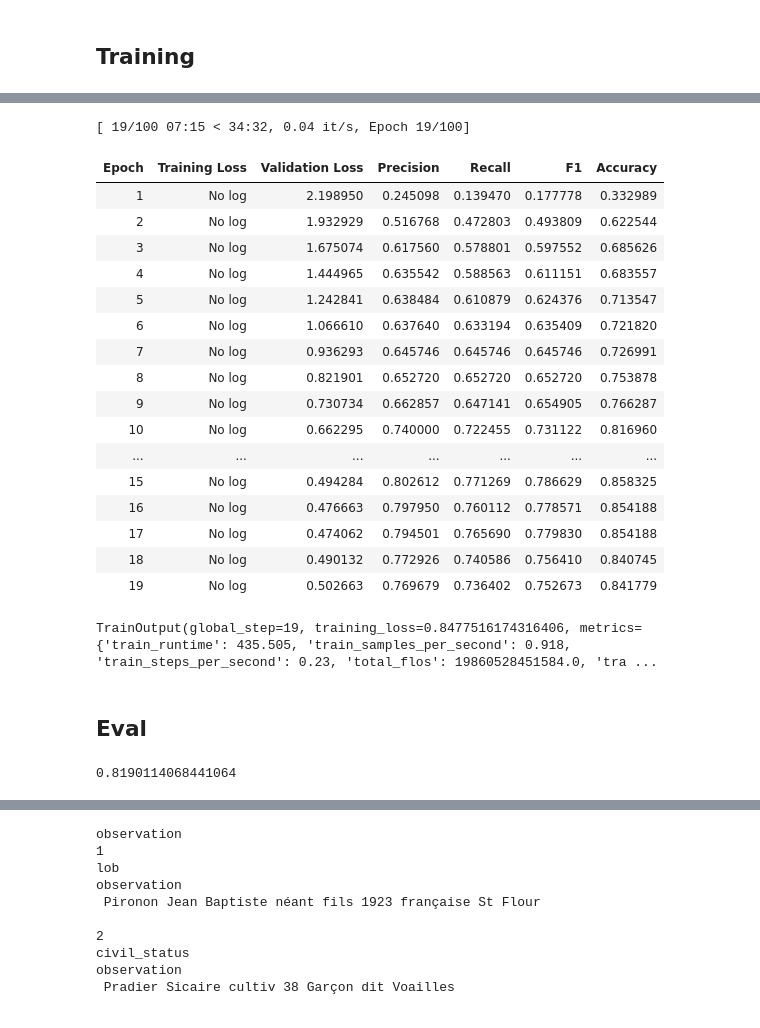
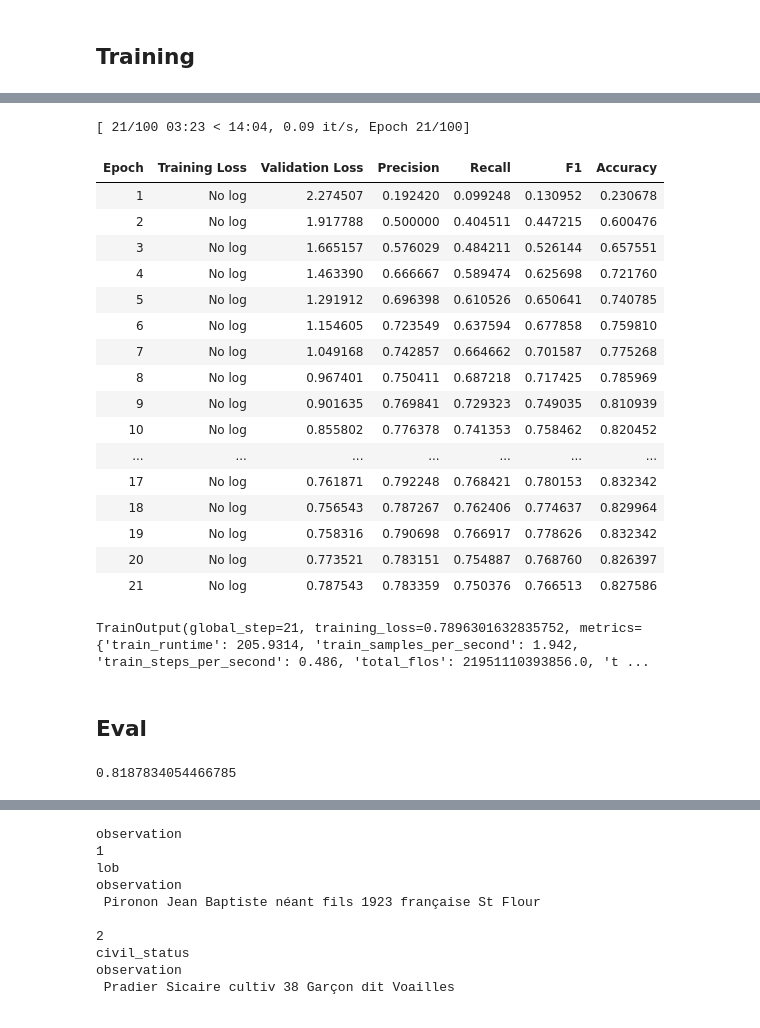
Before and after one commit to GerardTho/NLP, a Jupyter notebook: NLP.ipynb, the cells around one changed output, grey strips where cells are left out. Saved outputs shown, nothing was run; the diff lists cells and outputs as text; code cells hidden in the pictures.

```diff
--- a/NLP.ipynb
+++ b/NLP.ipynb
@@ -460,7 +460,7 @@ val_texts, test_texts, val_tags, test_tags = train_test_split(test_texts, test_t
 
 # model = "Jean-Baptiste/camembert-ner"
 # model = "Davlan/distilbert-base-multilingual-cased-ner-hrl"
-model = "Babelscape/wikineural-multilingual-ner"
+model = "dslim/bert-base-NER"
 
 tokenizer = AutoTokenizer.from_pretrained(model)
 
@@ -528,51 +531,51 @@ def compute_metrics(p, return_pred_labels=False):
           }
 # %%
 training_args = TrainingArguments(
-    output_dir="model",
+    output_dir="my_awesome_model",
     learning_rate=5e-5,
     per_device_train_batch_size=64,
     per_device_eval_batch_size=64,
     num_train_epochs=100,
     weight_decay=0.01,
     evaluation_strategy="epoch",
     save_strategy="epoch",
     save_total_limit=5,
     metric_for_best_model="accuracy",
     load_best_model_at_end=True
     )
 
 trainer = Trainer(
     model=model,
     args=training_args,
     train_dataset=train_dataset,
     eval_dataset=val_dataset,
     tokenizer=tokenizer,
     data_collator=data_collator,
     compute_metrics=compute_metrics,
     callbacks=[EarlyStoppingCallback(early_stopping_patience=5)]
     )
 
 trainer.train()
 # %% [output]
-[ 19/100 07:15 < 34:32, 0.04 it/s, Epoch 19/100]
+[ 21/100 03:23 < 14:04, 0.09 it/s, Epoch 21/100]
 | Epoch | Training Loss | Validation Loss | Precision | Recall | F1 | Accuracy |
-| 1 | No log | 2.198950 | 0.245098 | 0.139470 | 0.177778 | 0.332989 |
-| 2 | No log | 1.932929 | 0.516768 | 0.472803 | 0.493809 | 0.622544 |
-| 3 | No log | 1.675074 | 0.617560 | 0.578801 | 0.597552 | 0.685626 |
-| 4 | No log | 1.444965 | 0.635542 | 0.588563 | 0.611151 | 0.683557 |
-| 5 | No log | 1.242841 | 0.638484 | 0.610879 | 0.624376 | 0.713547 |
-| 6 | No log | 1.066610 | 0.637640 | 0.633194 | 0.635409 | 0.721820 |
-| 7 | No log | 0.936293 | 0.645746 | 0.645746 | 0.645746 | 0.726991 |
-| 8 | No log | 0.821901 | 0.652720 | 0.652720 | 0.652720 | 0.753878 |
-| 9 | No log | 0.730734 | 0.662857 | 0.647141 | 0.654905 | 0.766287 |
-| 10 | No log | 0.662295 | 0.740000 | 0.722455 | 0.731122 | 0.816960 |
+| 1 | No log | 2.274507 | 0.192420 | 0.099248 | 0.130952 | 0.230678 |
+| 2 | No log | 1.917788 | 0.500000 | 0.404511 | 0.447215 | 0.600476 |
+| 3 | No log | 1.665157 | 0.576029 | 0.484211 | 0.526144 | 0.657551 |
+| 4 | No log | 1.463390 | 0.666667 | 0.589474 | 0.625698 | 0.721760 |
+| 5 | No log | 1.291912 | 0.696398 | 0.610526 | 0.650641 | 0.740785 |
+| 6 | No log | 1.154605 | 0.723549 | 0.637594 | 0.677858 | 0.759810 |
+| 7 | No log | 1.049168 | 0.742857 | 0.664662 | 0.701587 | 0.775268 |
+| 8 | No log | 0.967401 | 0.750411 | 0.687218 | 0.717425 | 0.785969 |
+| 9 | No log | 0.901635 | 0.769841 | 0.729323 | 0.749035 | 0.810939 |
+| 10 | No log | 0.855802 | 0.776378 | 0.741353 | 0.758462 | 0.820452 |
 | ... | ... | ... | ... | ... | ... | ... |
-| 15 | No log | 0.494284 | 0.802612 | 0.771269 | 0.786629 | 0.858325 |
-| 16 | No log | 0.476663 | 0.797950 | 0.760112 | 0.778571 | 0.854188 |
-| 17 | No log | 0.474062 | 0.794501 | 0.765690 | 0.779830 | 0.854188 |
-| 18 | No log | 0.490132 | 0.772926 | 0.740586 | 0.756410 | 0.840745 |
-| 19 | No log | 0.502663 | 0.769679 | 0.736402 | 0.752673 | 0.841779 |
+| 17 | No log | 0.761871 | 0.792248 | 0.768421 | 0.780153 | 0.832342 |
+| 18 | No log | 0.756543 | 0.787267 | 0.762406 | 0.774637 | 0.829964 |
+| 19 | No log | 0.758316 | 0.790698 | 0.766917 | 0.778626 | 0.832342 |
+| 20 | No log | 0.773521 | 0.783151 | 0.754887 | 0.768760 | 0.826397 |
+| 21 | No log | 0.787543 | 0.783359 | 0.750376 | 0.766513 | 0.827586 |
-TrainOutput(global_step=19, training_loss=0.8477516174316406, metrics={'train_runtime': 435.505, 'train_samples_per_second': 0.918, 'train_steps_per_second': 0.23, 'total_flos': 19860528451584.0, 'tra ...
+TrainOutput(global_step=21, training_loss=0.7896301632835752, metrics={'train_runtime': 205.9314, 'train_samples_per_second': 1.942, 'train_steps_per_second': 0.486, 'total_flos': 21951110393856.0, 't ...
 # %% [markdown]
 ## Eval
 # %%
@@ -595,7 +598,7 @@ with torch.no_grad():
     true_predictions = dic["predictions"]
 print(accuracy)
 # %% [output]
-0.8190114068441064
+0.8187834054466785
 # %%
 def merge_tokens(true_predictions, true_labels):
     merged_true_predictions = []
```
Also changed, not shown: parts of 14 cells of this notebook.
